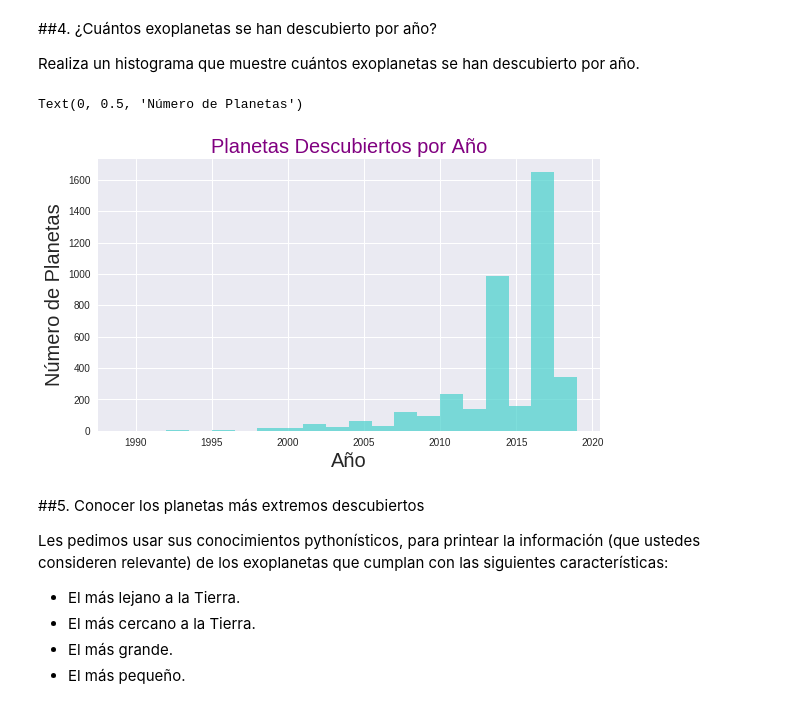
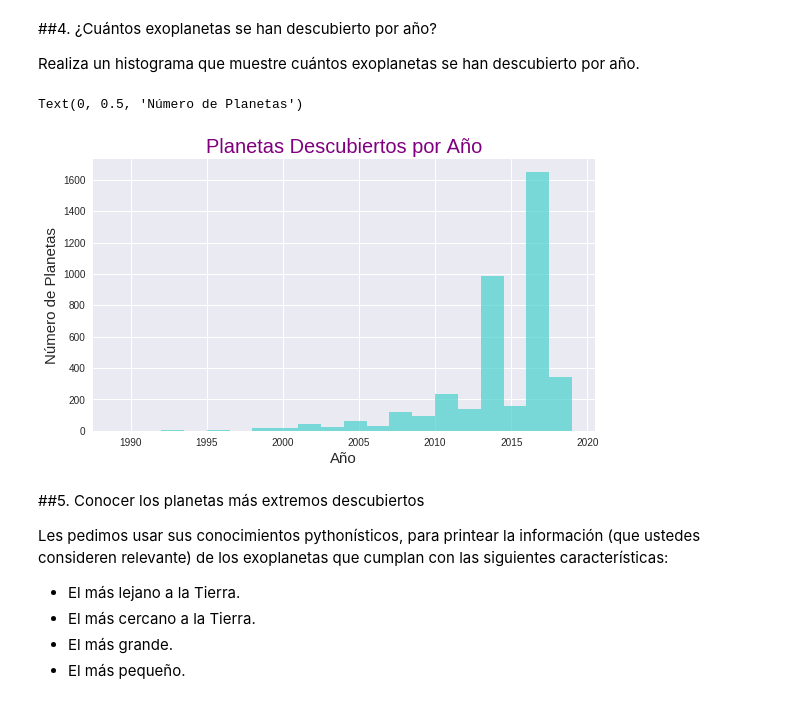
Before and after one commit to PaulaBDS/minitarea3, a Jupyter notebook: minitarea3.ipynb, the cells around one changed output. Saved outputs shown, nothing was run; the diff lists cells and outputs as text; code cells hidden in the pictures.

```diff
--- a/minitarea3.ipynb
+++ b/minitarea3.ipynb
@@ -218,16 +218,16 @@ Realiza un histograma que muestre cuántos exoplanetas se han descubierto por a
 # %%
 #Se extraen los años:
 años=planetas['pl_disc']
 
 # Hacer histograma:
 plt.figure(figsize=(9,5))
 plt.hist(años,20, facecolor='mediumturquoise', alpha=0.7)
 plt.title('Planetas Descubiertos por Año', size=20, color='purple')
-plt.xlabel('Año', size=20)
-plt.ylabel('Número de Planetas', size=20)
+plt.xlabel('Año', size=15)
+plt.ylabel('Número de Planetas', size=15)
 # %% [output]
 Text(0, 0.5, 'Número de Planetas')
-[figure, old version]
+[figure, new version]
 # %% [markdown]
 ##5. Conocer los planetas más extremos descubiertos
 
```
Also changed, not shown: parts of 2 cells of this notebook.
